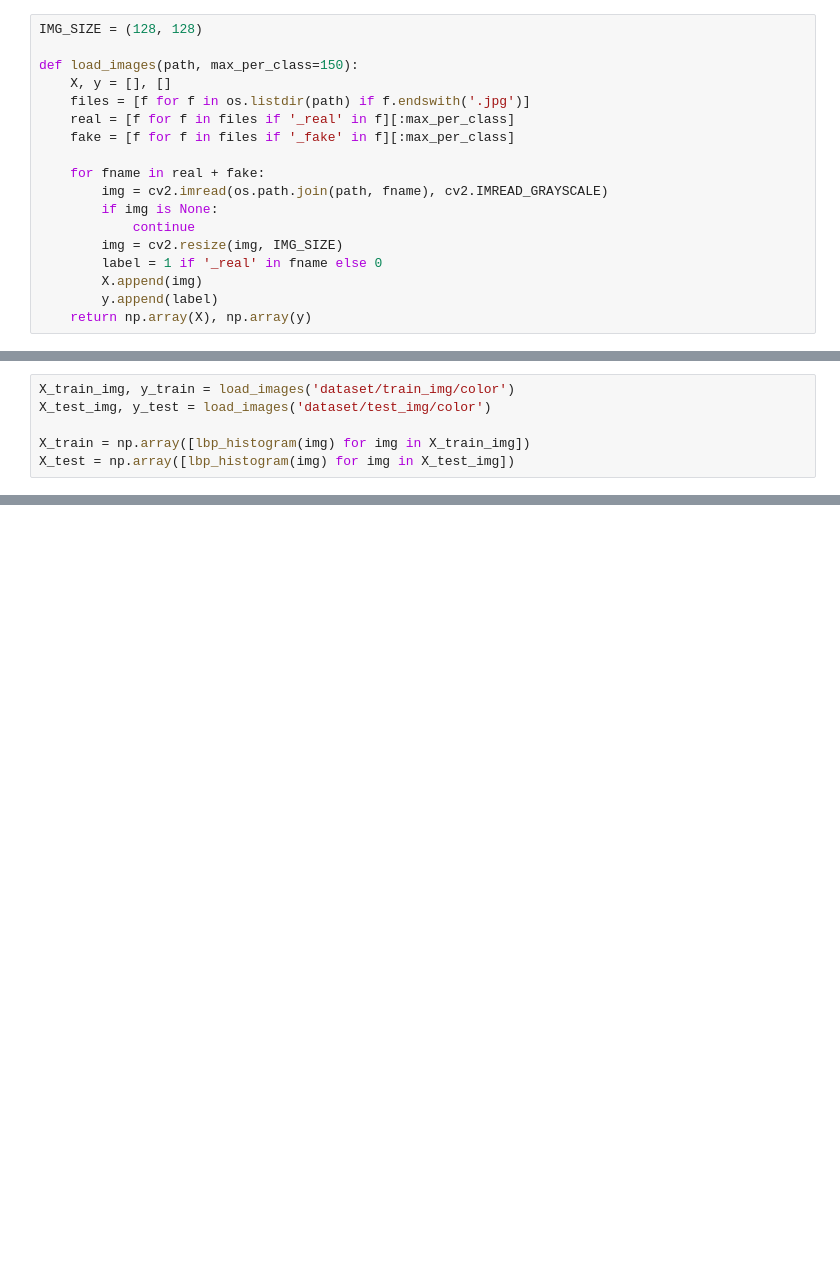
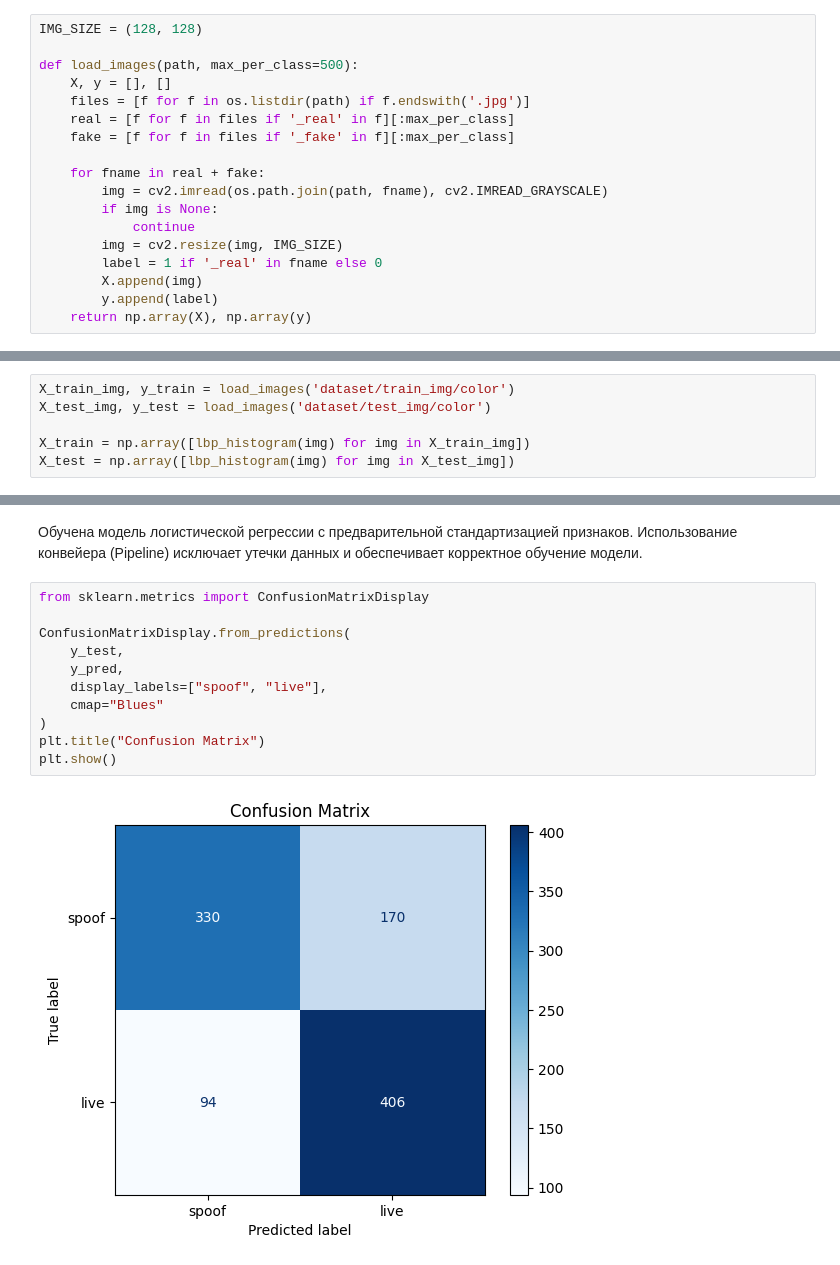
Before and after one commit to Nikichik/RGZ_ML, a Jupyter notebook: РГЗ_Патотов_АП-227.ipynb, the cells around one changed output, grey strips where cells are left out. Saved outputs shown, nothing was run; the diff lists cells and outputs as text; blank space fills up the shorter version.

```diff
--- a/РГЗ_Патотов_АП-227.ipynb
+++ b/РГЗ_Патотов_АП-227.ipynb
@@ -60,7 +59,7 @@ from sklearn.metrics import classification_report, confusion_matrix, roc_auc_sco
 # %%
 IMG_SIZE = (128, 128)
 
-def load_images(path, max_per_class=150):
+def load_images(path, max_per_class=500):
     X, y = [], []
     files = [f for f in os.listdir(path) if f.endswith('.jpg')]
     real = [f for f in files if '_real' in f][:max_per_class]
@@ -108,0 +113,15 @@ model.fit(X_train, y_train)
+# %% [markdown]
+Обучена модель логистической регрессии с предварительной стандартизацией признаков. Использование конвейера (Pipeline) исключает утечки данных и обеспечивает корректное обучение модели.
+# %%
+from sklearn.metrics import ConfusionMatrixDisplay
+
+ConfusionMatrixDisplay.from_predictions(
+    y_test,
+    y_pred,
+    display_labels=["spoof", "live"],
+    cmap="Blues"
+)
+plt.title("Confusion Matrix")
+plt.show()
+# %% [output]
+[figure, added]
```
Also changed, not shown: parts of 13 cells of this notebook.
